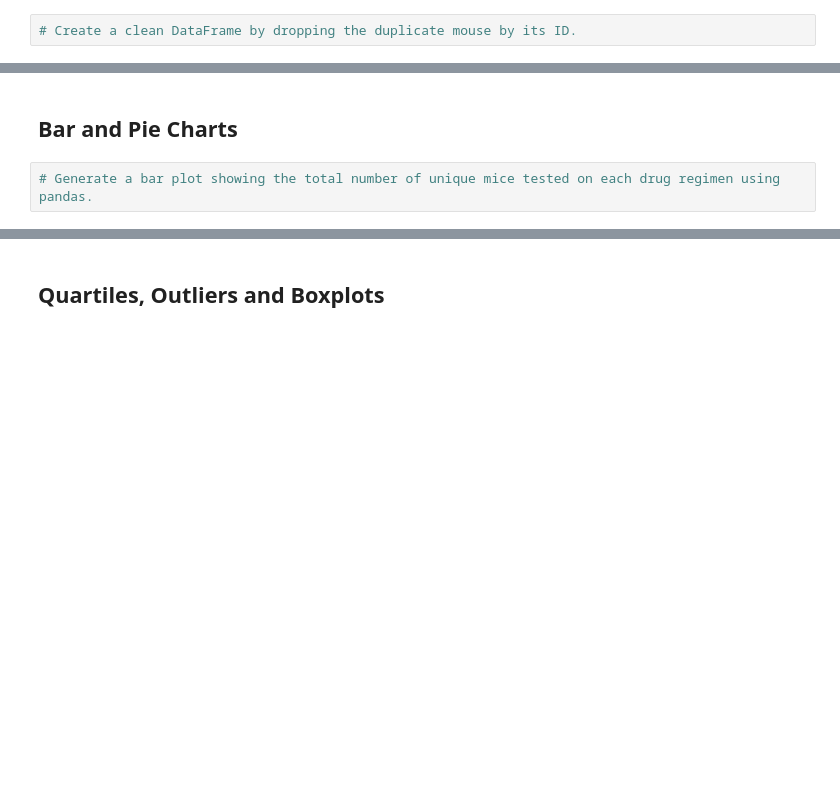
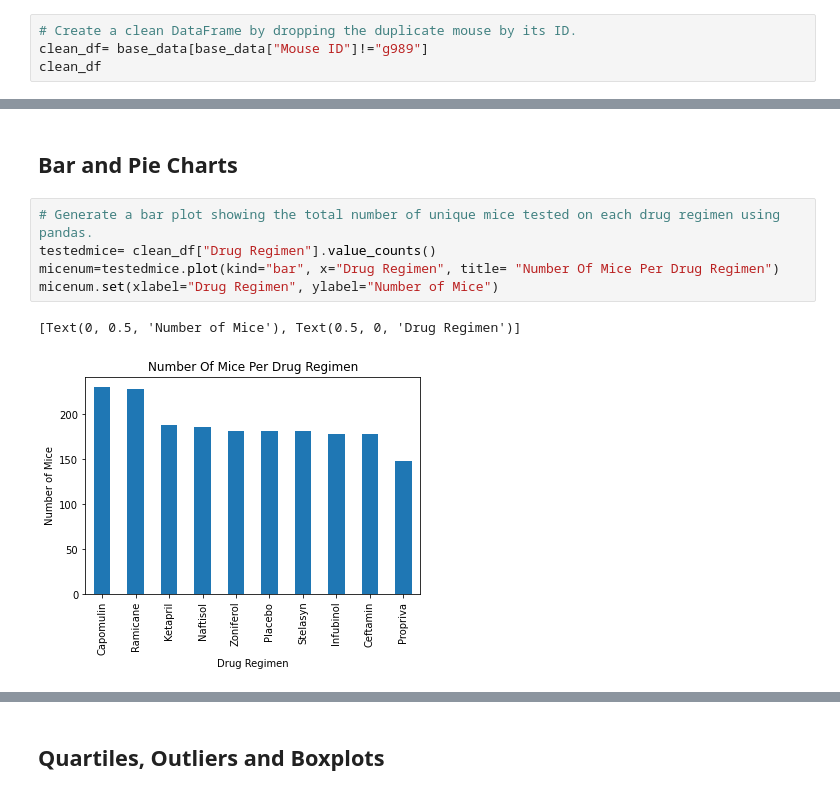
Before and after one commit to haniehbabaee/Data-Visualization, a Jupyter notebook: matplotlib/pymaceuticals_starter.ipynb, the cells around one changed output, grey strips where cells are left out. Saved outputs shown, nothing was run; the diff lists cells and outputs as text; blank space fills up the shorter version.

```diff
--- a/matplotlib/pymaceuticals_starter.ipynb
+++ b/matplotlib/pymaceuticals_starter.ipynb
@@ -89,2 +72,4 @@ Length: 1893, dtype: bool
 # %%
 # Create a clean DataFrame by dropping the duplicate mouse by its ID.
+clean_df= base_data[base_data["Mouse ID"]!="g989"]
+clean_df
@@ -106,5 +146,11 @@ Length: 1893, dtype: bool
 ## Bar and Pie Charts
 # %%
 # Generate a bar plot showing the total number of unique mice tested on each drug regimen using pandas.
+testedmice= clean_df["Drug Regimen"].value_counts()
+micenum=testedmice.plot(kind="bar", x="Drug Regimen", title= "Number Of Mice Per Drug Regimen")
+micenum.set(xlabel="Drug Regimen", ylabel="Number of Mice")
+# %% [output]
+[Text(0, 0.5, 'Number of Mice'), Text(0.5, 0, 'Drug Regimen')]
+[figure, added]
 # %%
 # Generate a bar plot showing the total number of unique mice tested on each drug regimen using pyplot.
```
Also changed, not shown: parts of 23 cells of this notebook.
